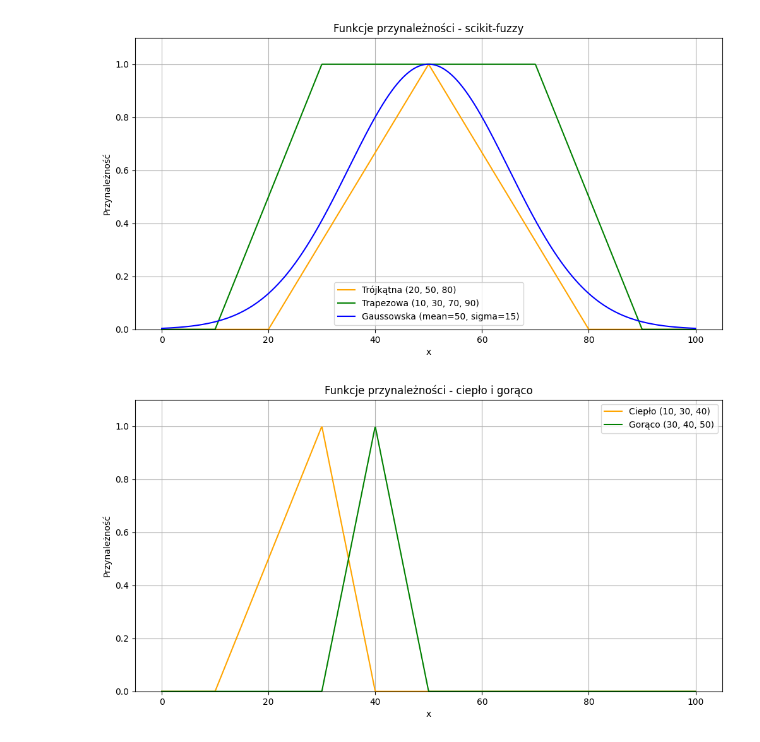
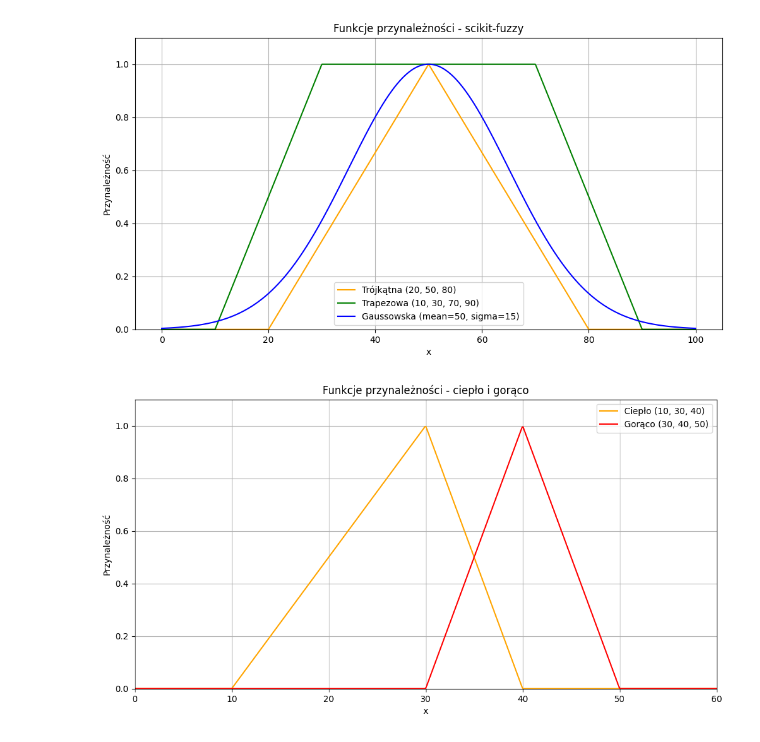
Before and after one commit to Glitch0110/AI-GiganciProgramowania, a Jupyter notebook: L18.ipynb, the cells around one changed output. Drawn from its saved outputs; the diff is of its cells as text; code cells hidden in the pictures.

```diff
--- a/L18.ipynb
+++ b/L18.ipynb
@@ -28,15 +28,16 @@ plt.show()
 # %%
 ciepło = fuzz.trimf(x, [10, 30, 40])
 gorąco = fuzz.trimf(x, [30, 40, 50])
 plt.figure(figsize=(12,6))
 plt.plot(x, ciepło, label="Ciepło (10, 30, 40)", color="orange")
-plt.plot(x, gorąco, label="Gorąco (30, 40, 50)", color="green")
+plt.plot(x, gorąco, label="Gorąco (30, 40, 50)", color="red")
 plt.title("Funkcje przynależności - ciepło i gorąco")
 plt.xlabel('x')
 plt.ylabel('Przynależność')
 plt.grid()
 plt.legend()
 plt.ylim(0, 1.1)
+plt.xlim(0, 60)
 plt.show()
 # %% [output]
-[figure, old version]
+[figure, new version]
```
Also changed, not shown: parts of 5 cells of this notebook.
